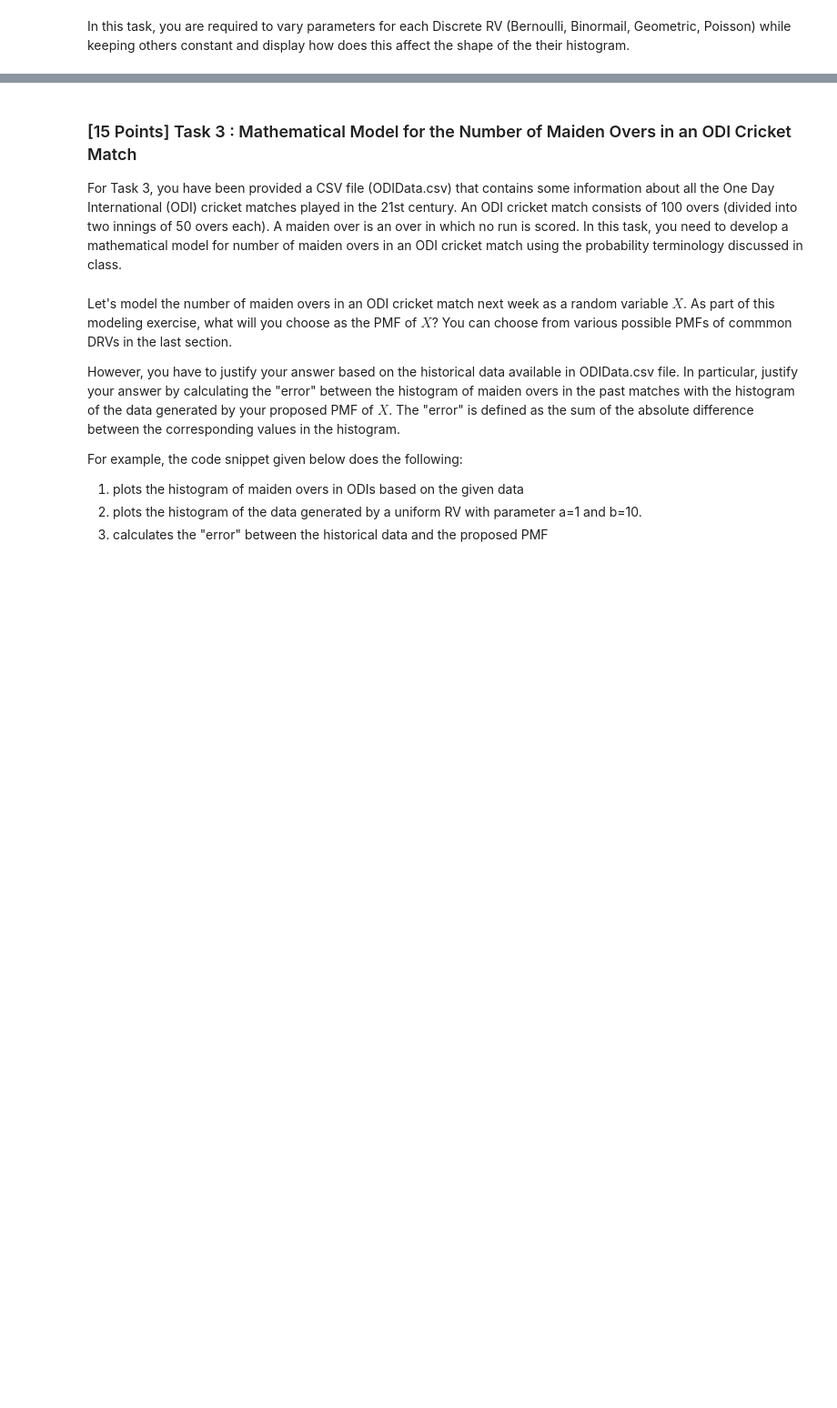
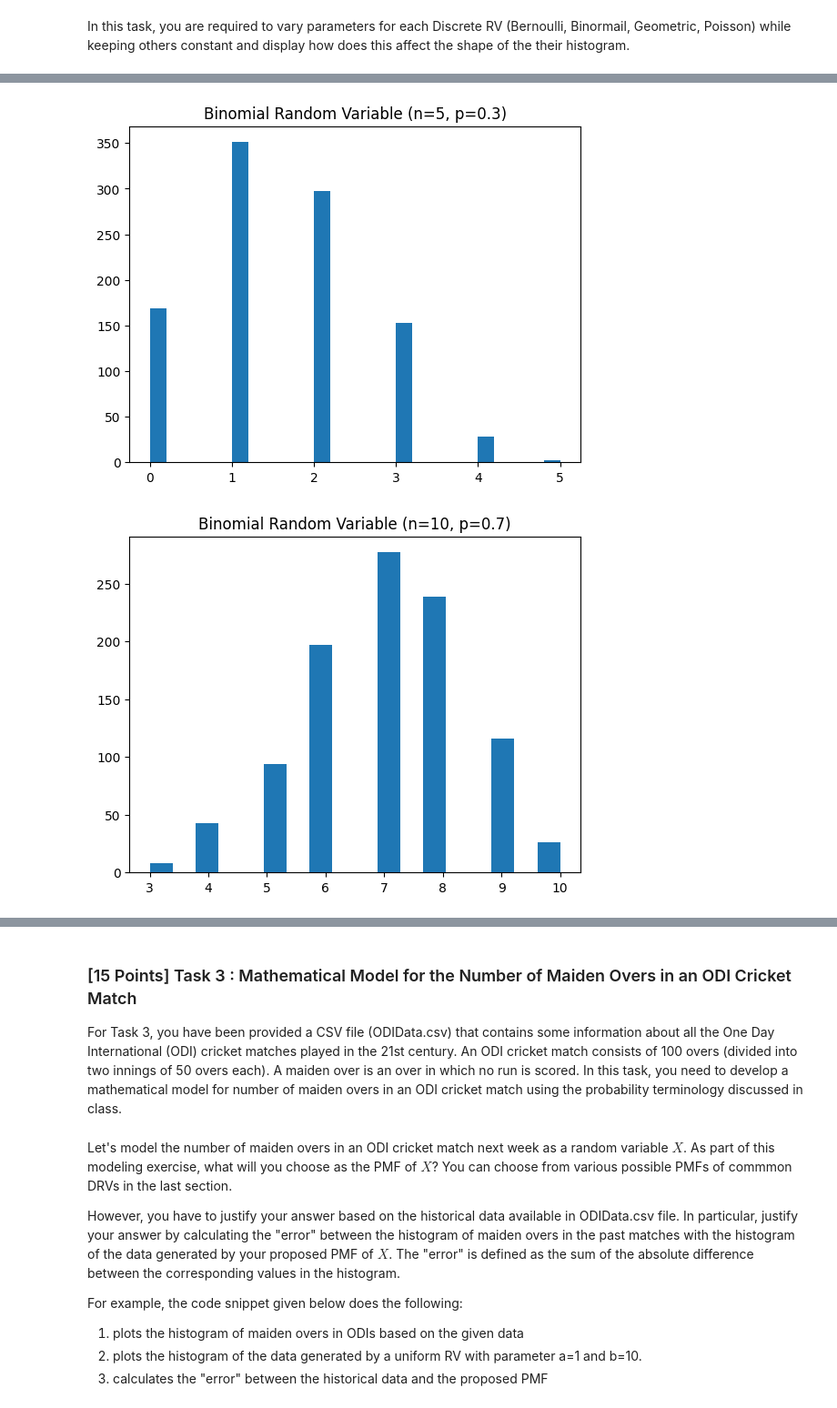
Before and after one commit to affan002/ProbnStats_programming_assignment, a Jupyter notebook: ProgAssignment_Spring2025.ipynb, the cells around one changed output, grey strips where cells are left out. Shown: that part at 91% size. Drawn from its saved outputs; the diff is of its cells as text; code cells hidden in the pictures; blank space fills up the shorter version.

```diff
--- a/ProgAssignment_Spring2025.ipynb
+++ b/ProgAssignment_Spring2025.ipynb
@@ -88,0 +119,17 @@ In this task, you are required to vary parameters for each Discrete RV (Bernoull
+# %%
+# BINOMIAL RANDOM VARIABLE
+# Your code goes here
+
+def binomial_rv(n, p):
+    size  = 1000 # Number of trials
+    X = np.random.binomial(n,p,size=size)
+    plt.title(f"Binomial Random Variable (n={n}, p={p})")
+    plt.hist(X,bins="auto")
+    plt.show()
+
+binomial_rv(5,0.3)
+
+binomial_rv(10,0.7)
+# %% [output]
+[figure, added]
+[figure, added]
```
Also changed, not shown: parts of 19 cells of this notebook.
